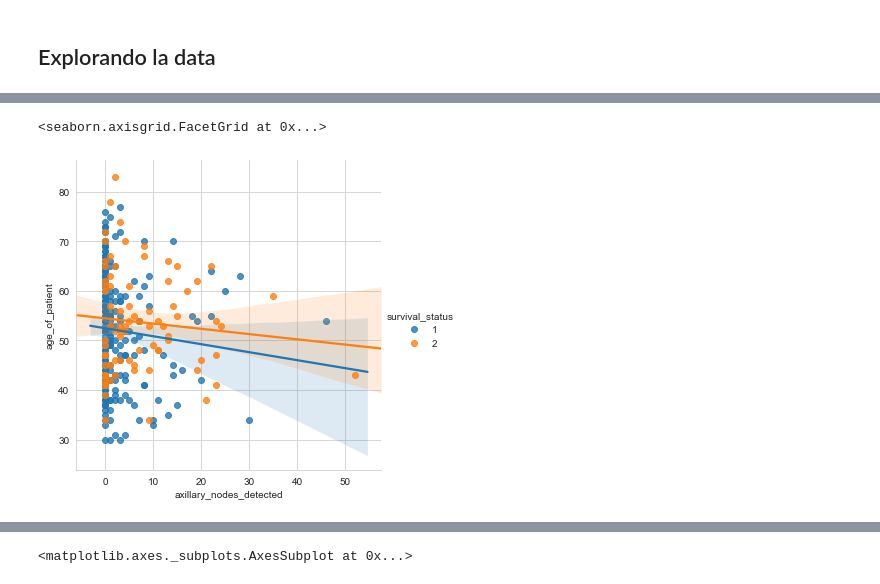
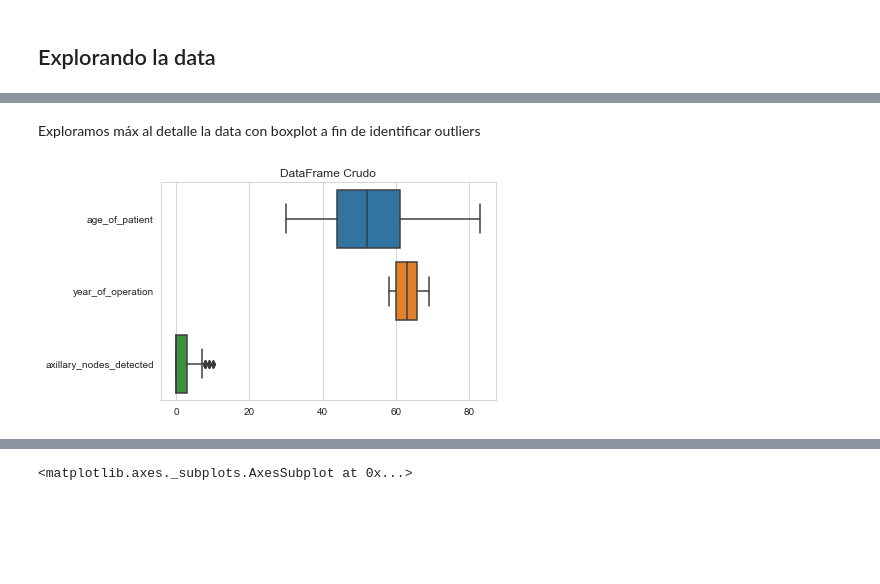
Before and after one commit to ernestomancebo/haberman-sgry-neural-ntwrk, a Jupyter notebook: Haberman Surgery.ipynb, the cells around one changed output, grey strips where cells are left out. Drawn from its saved outputs; the diff is of its cells as text; code cells hidden in the pictures; blank space fills up the shorter version.

```diff
--- a/Haberman Surgery.ipynb
+++ b/Haberman Surgery.ipynb
@@ -26,0 +53,11 @@ def separar_dataframe(dataframe):
+# %%
+def separar_dataframe(dataframe):
+    return (dataframe.iloc[:, -1], dataframe.iloc[:, :-1])
+
+
+def boxplot(data, title=''):
+    sns.boxplot(data=data, orient='h').set_title(title)
+
+
+def pairplot(data, target, columns):
+    sns.pairplot(data=data, hue=target, markers=["o", "D"], vars=columns)
@@ -69,5 +83,6 @@ sns.boxplot(data=csv['axillary_nodes_detected'], orient='h')
-# %%
-sns.lmplot(x="axillary_nodes_detected", y="age_of_patient", data=df, hue=target_name, fit_reg=True)
-# %% [output]
-<seaborn.axisgrid.FacetGrid at 0x...>
-[figure, removed]
+# %% [markdown]
+Exploramos máx al detalle la data con boxplot a fin de identificar outliers
+# %%
+boxplot(fields_data, "DataFrame Crudo")
+# %% [output]
+[figure, added]
```
Also changed, not shown: parts of 163 cells of this notebook, 1 other file.
